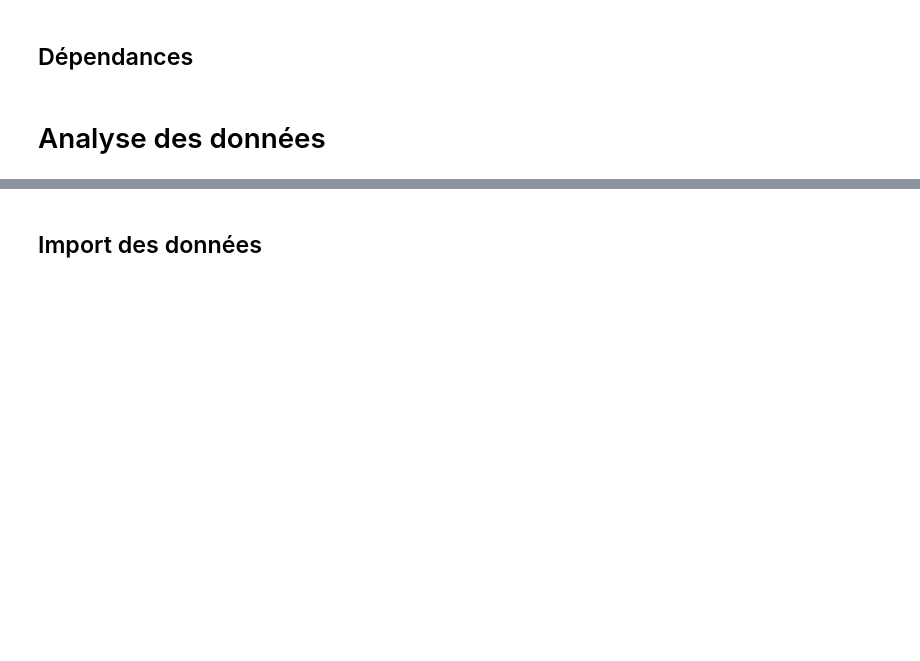
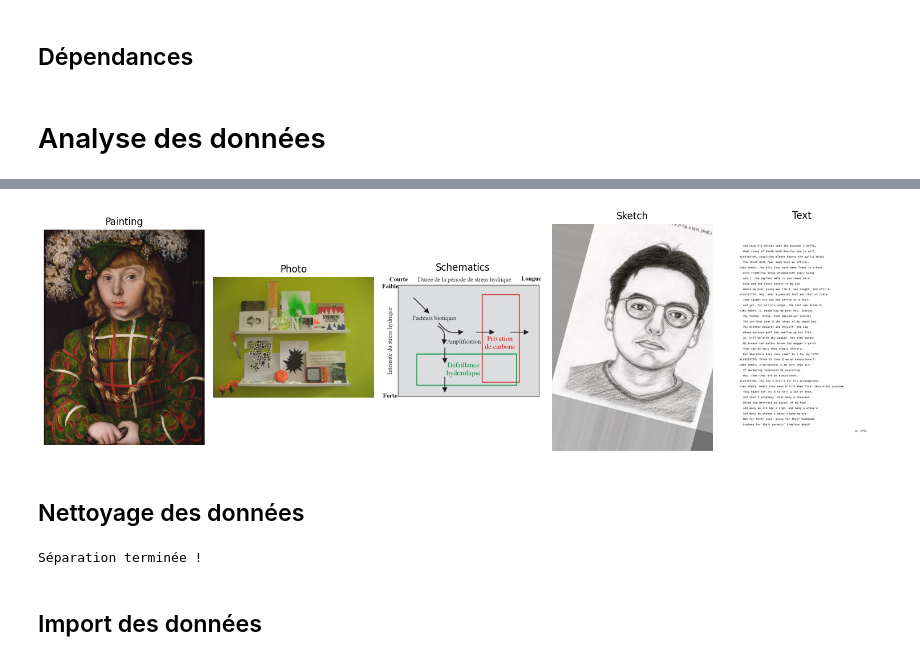
Before and after one commit to MalloryGesbert/Data-science-project-A5, a Jupyter notebook: Livrable1.ipynb, the cells around one changed output, grey strips where cells are left out. Saved outputs shown, nothing was run; the diff lists cells and outputs as text; code cells hidden in the pictures; blank space fills up the shorter version.

```diff
--- a/Livrable1.ipynb
+++ b/Livrable1.ipynb
@@ -19,0 +56,27 @@ from tensorflow.keras.callbacks import EarlyStopping
+# %%
+import random
+def display_random_images(dataset_path):
+    """
+    Affiche un nombre aléatoire d'images d'une classe donnée.
+
+    :param dataset_path: Chemin vers le dataset
+    :param num_images: Nombre d'images à afficher (par défaut 5)
+    """
+    fig, axes = plt.subplots(1, len(classes), figsize=(15, 5))
+    for idx, class_name in enumerate(classes):
+        class_path = os.path.join(dataset_path, class_name)
+        images = os.listdir(class_path)
+        random_image = random.choice(images)
+        img_path = os.path.join(class_path, random_image)
+        img = PIL.Image.open(img_path)
+        axes[idx].imshow(img)
+        axes[idx].set_title(class_name)
+        axes[idx].axis("off")
+    plt.tight_layout()
+    plt.show()
+
+display_random_images(dataset_path)  # Affichage de 5 images aléatoires d'une classe donnée
+# %% [output]
+[figure, added]
+# %% [markdown]
+## Nettoyage des données
@@ -20,2 +136,33 @@ from tensorflow.keras.callbacks import EarlyStopping
+# %%
+import os
+import shutil
+
+def separate_images(source_folder):
+    # Définition des dossiers de destination
+    jpg_folder = source_folder + "_jpg"
+    png_folder = source_folder + "_png"
+
+    # Création des dossiers s'ils n'existent pas
+    os.makedirs(jpg_folder, exist_ok=True)
+    os.makedirs(png_folder, exist_ok=True)
+
+    # Parcours des fichiers dans le dossier source
+    for filename in os.listdir(source_folder):
+        file_path = os.path.join(source_folder, filename)
+
+        # Vérification que c'est bien un fichier
+        if os.path.isfile(file_path):
+            if filename.lower().endswith(".jpg") or filename.lower().endswith(".jpeg"):
+                shutil.move(file_path, os.path.join(jpg_folder, filename))
+            elif filename.lower().endswith(".png"):
+                shutil.move(file_path, os.path.join(png_folder, filename))
+
+    print("Séparation terminée !")
+
+# Exemple d'utilisation
+source_directory = "./Dataset/Dataset1/Sketch/"
+separate_images(source_directory)
+# %% [output]
+Séparation terminée !
 # %% [markdown]
 ## Import des données
```
Also changed, not shown: parts of 20 cells of this notebook.
